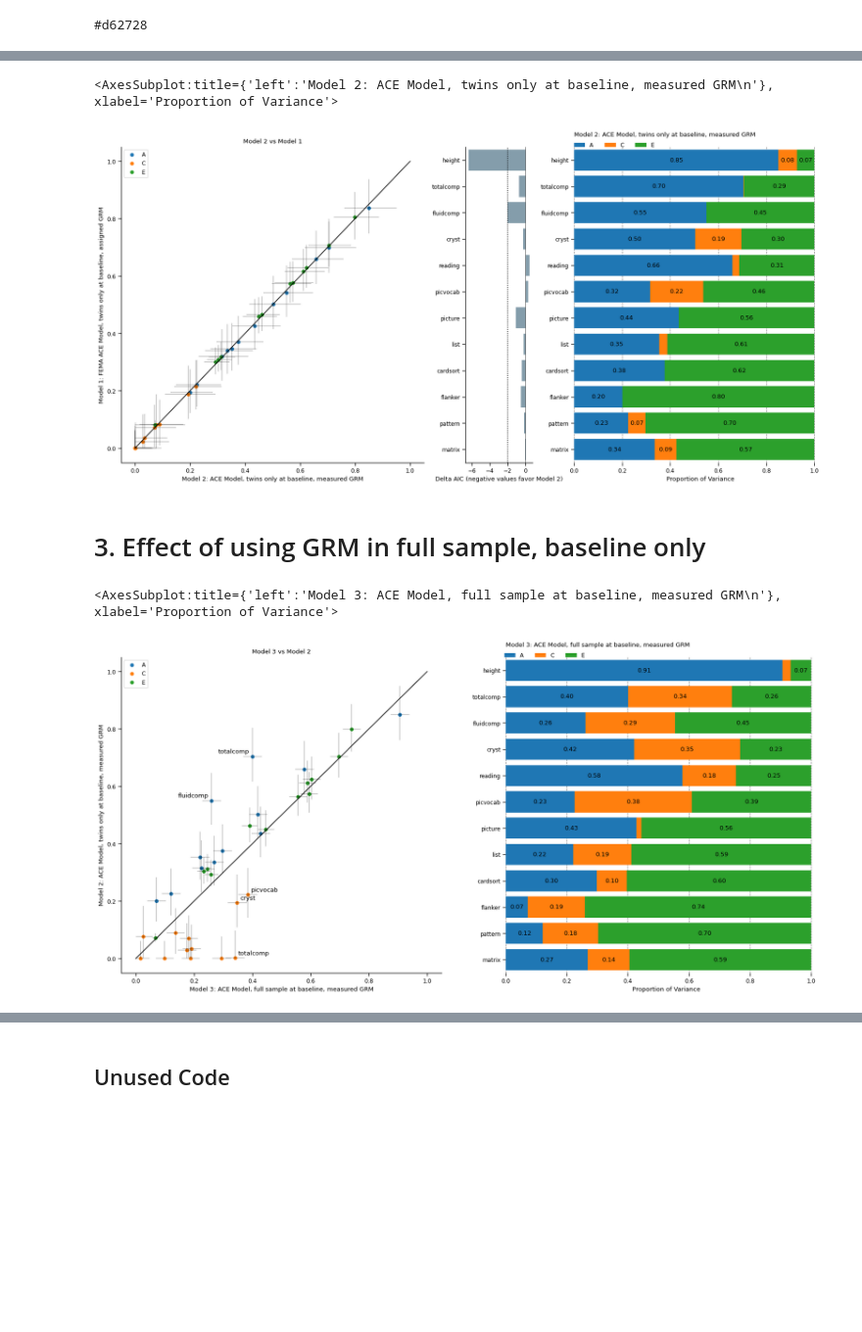
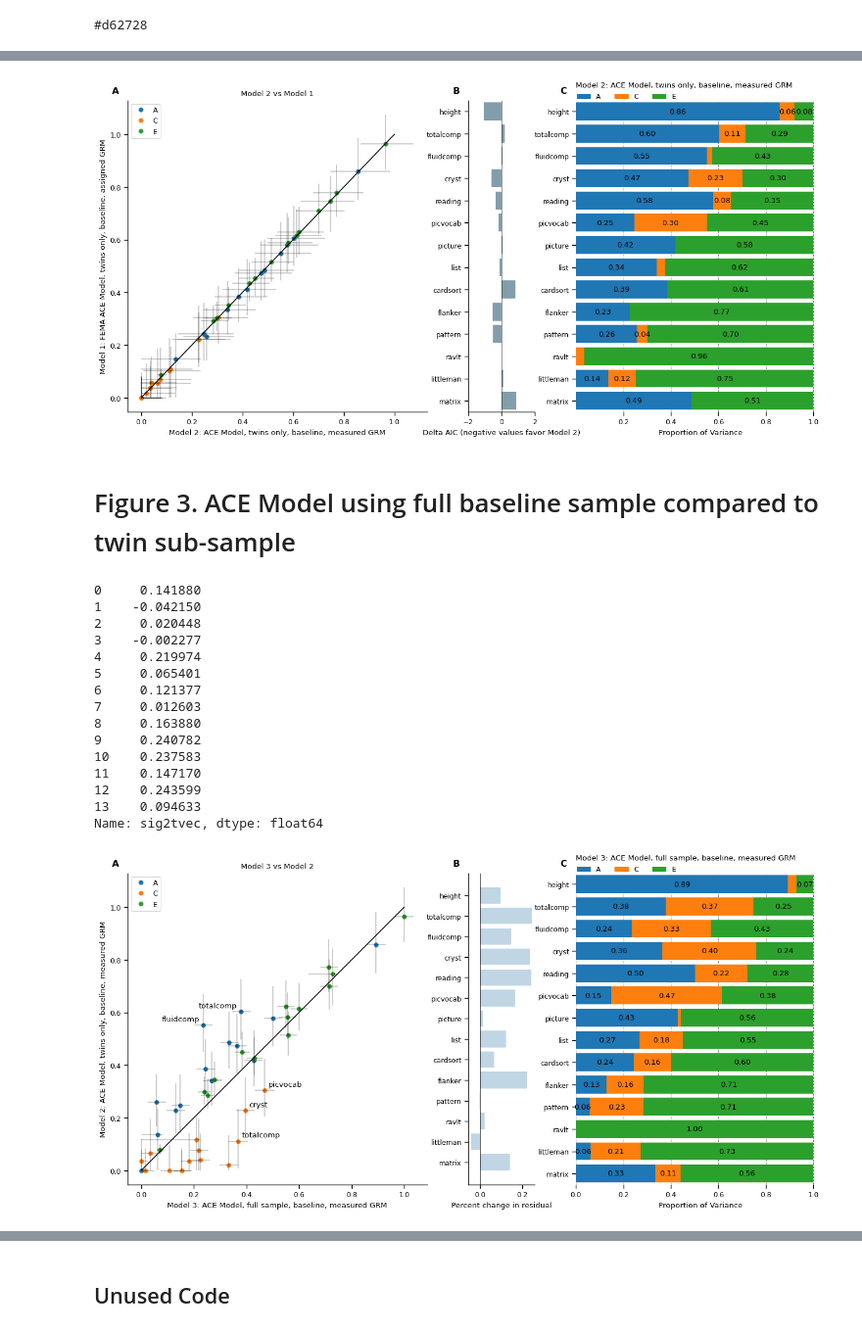
Before and after one commit to dmysmith/behav-genet-2023, a Jupyter notebook: visualize_python.ipynb, the cells around one changed output, grey strips where cells are left out. Shown at 98% size. Drawn from its saved outputs; the diff is of its cells as text; code cells hidden in the pictures; blank space fills up the shorter version.

```diff
--- a/visualize_python.ipynb
+++ b/visualize_python.ipynb
@@ -48,7 +50,7 @@ models
 models['y2_only'] = [False, False, False, False, True, True, False, False, True, False, \
                      False, False, False, True, True, True]
 # %%
-baseline_phenos = ["matrix", "pattern", "flanker",  "cardsort", "list", "picture", \
+baseline_phenos = ["matrix", "littleman", "ravlt",  "pattern", "flanker",  "cardsort", "list", "picture", \
                    "picvocab", "reading", "cryst", "fluidcomp", "totalcomp", "height"]
 
-y2_phenos = ["pattern", "flanker", "picture", "picvocab", "reading", "cryst", "height"]
+y2_phenos = ["littleman", "ravlt", "pattern", "flanker", "picture", "picvocab", "reading", "cryst", "height"]
@@ -449 +459,22 @@ def plot_aic(name1, name2, model, models, phenonames, ax = None, label = None, s
+# %%
+# function to add labels to subplots (A, B, C, etc)
+def label_subplots(axs):
+#     """
+#     Takes a list of subplots, for example, [ax0, ax1, ax2].
+#     Adds labels to each subplot.
+
+#     arguments:
+#     axs          :    list of axes
+
+#     """
+
+    for n, ax in enumerate(axs):
+        trans = mtransforms.ScaledTranslation(-20/72, 7/72, fig.dpi_scale_trans)
+        ax.text(0.0, 1.0, string.ascii_uppercase[n], transform=ax.transAxes + trans,
+                fontsize='large', verticalalignment='bottom', weight='bold')
+#                 bbox=dict(facecolor='0.7', edgecolor='none', pad=3.0))
+# %%
+# set dimensions for figures
+figwidth=16
+figheight=7.2
 # %% [markdown]
@@ -479,6 +512,6 @@ stacked_bar("model1", sig2mat, models, ax=ax2)
 # %%
 # Setting up the plot surface
-fig = plt.figure(figsize=(20, 9))
+fig = plt.figure(figsize=(figwidth, figheight))
 gs = GridSpec(nrows=1, ncols=3, width_ratios = [9,2,7.5])
 
 # Left axes
@@ -487,34 +520,55 @@ compare_models("model2", "model1", sig2mat, models, ax=ax0)
 
 # Middle axes
 ax1=fig.add_subplot(gs[0,1])
-plot_aic("model2", "model1", model, models, baseline_phenos, label =-2)
+plot_aic("model2", "model1", model, models, baseline_phenos, ax=ax1)
+ax1.set_xlim(-2,2)
 
 # Right axes
 ax2=fig.add_subplot(gs[0, 2], sharey=ax1)
 stacked_bar("model2", sig2mat, models, ax=ax2)
+
+label_subplots([ax0,ax1,ax2])
+plt.savefig(outpath + 'fig2.tiff', format='tiff')
 # %% [output]
-<AxesSubplot:title={'left':'Model 2: ACE Model, twins only at baseline, measured GRM\n'}, xlabel='Proportion of Variance'>
-[figure, old version]
+[figure, new version]
 # %% [markdown]
-# 3. Effect of using GRM in full sample, baseline only
+# Figure 3. ACE Model using full baseline sample compared to twin sub-sample
 # %%
 # Setting up the plot surface
-fig = plt.figure(figsize=(20,9))
-gs = GridSpec(nrows=1, ncols=2)
+fig = plt.figure(figsize=(figwidth, figheight))
+gs = GridSpec(nrows=1, ncols=3, width_ratios = [9,2,7.5])
 
 # Left axes
 ax0 = fig.add_subplot(gs[0, 0])
 compare_models("model3", "model2", sig2mat, models, ax=ax0, lbl = [("totalcomp", "A"), ("fluidcomp", "A"),
                                                            ("totalcomp", "C"), ("picvocab", "C"), ("cryst", "C")])
 
-# compare_models("model3", "model2", sig2mat, models, ax=ax0, lbl = .1)
-
-# skipping AIC because different samples
+# middle axes
+ax1=fig.add_subplot(gs[0,1])
+plot_aic("model3", "model2", model, models, baseline_phenos, sig2tvec = True, ax=ax1, debug=True)
+# ax1.set_xlim(-0.1,0.1)
 
 # Right axes
-ax2=fig.add_subplot(gs[0, 1])
+ax2=fig.add_subplot(gs[0, 2])
 stacked_bar("model3", sig2mat, models, ax=ax2)
+
+label_subplots([ax0,ax1,ax2])
+plt.savefig(outpath + 'fig3.tiff', format='tiff')
 # %% [output]
-<AxesSubplot:title={'left':'Model 3: ACE Model, full sample at baseline, measured GRM\n'}, xlabel='Proportion of Variance'>
+0     0.141880
+1    -0.042150
+2     0.020448
+3    -0.002277
+4     0.219974
+5     0.065401
+6     0.121377
+7     0.012603
+8     0.163880
+9     0.240782
+10    0.237583
+11    0.147170
+12    0.243599
+13    0.094633
+Name: sig2tvec, dtype: float64
-[figure, old version]
+[figure, new version]
 # %% [markdown]
```
Also changed, not shown: parts of 27 cells of this notebook, 4 other files.
